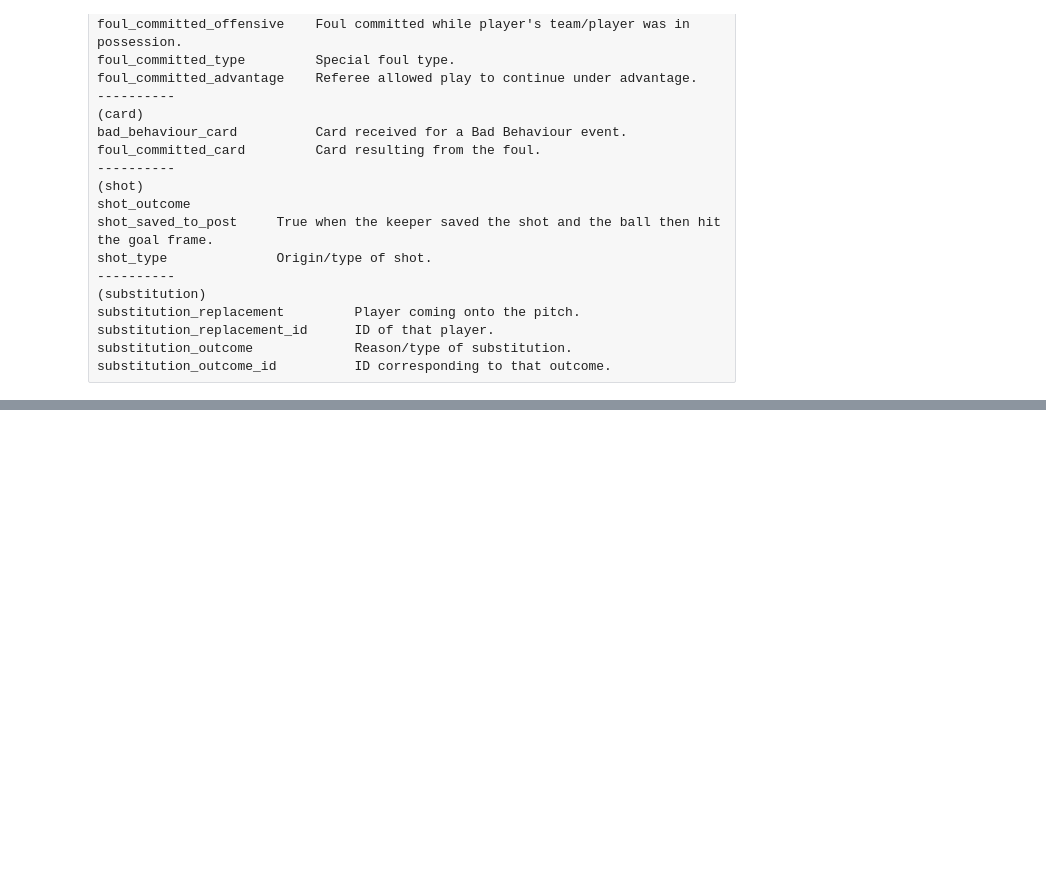
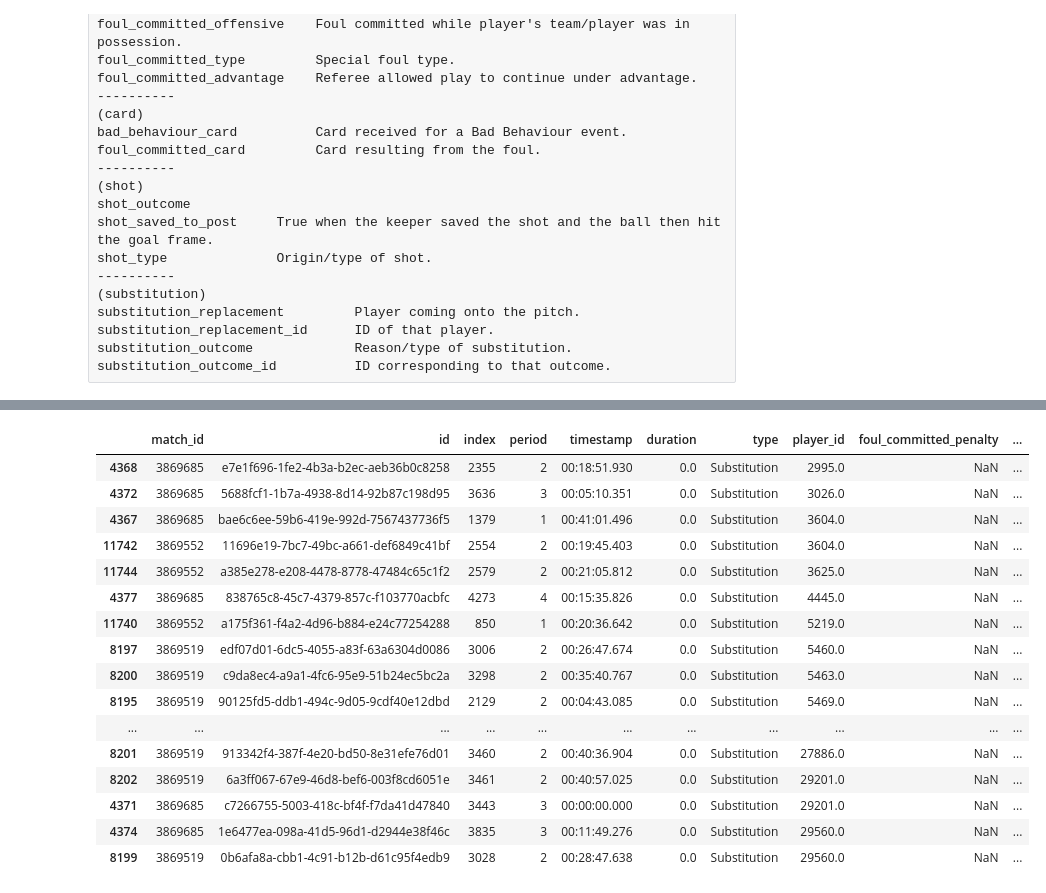
Before and after one commit to alisdd88/fifa2022-etl-rag-pipeline, a Jupyter notebook: notebook/01_statsbomb_eda.ipynb, the cells around one changed output, grey strips where cells are left out. Cells and saved outputs as stored; diff of their text form; code cells hidden in the pictures; blank space fills up the shorter version.

Commit message:
feat: preprocess StatsBomb key events

```diff
--- a/notebook/01_statsbomb_eda.ipynb
+++ b/notebook/01_statsbomb_eda.ipynb
@@ -271,3 +271,29 @@ substitution_replacement         Player coming onto the pitch.
 substitution_replacement_id	     ID of that player.
 substitution_outcome	         Reason/type of substitution.
 substitution_outcome_id	         ID corresponding to that outcome.
+# %%
+events_columns = [
+    "match_id",
+    "id",
+    "index",
+    "period",
+    "timestamp",
+    "duration",
+    "type",
+    "player_id",
+    "foul_committed_penalty",
+    "foul_committed_offensive",
+    "foul_committed_type",
+    "foul_committed_advantage",
+    "bad_behaviour_card",
+    "foul_committed_card",
+    "shot_outcome",
+    "shot_saved_to_post",
+    "shot_type",
+    "substitution_replacement",
+    "substitution_replacement_id",
+    "substitution_outcome",
+    "substitution_outcome_id",
+]
+# %%
+events_df_processed = events_df[events_columns]
@@ -273,0 +332,3 @@ substitution_outcome_id	         ID corresponding to that outcome.
+# %%
+event_types = ["Foul committed", "Shot", "Bad behaviour", "Substitution"]
+filtered_events = events_df_processed[events_df_processed["type"].isin(event_types)]
@@ -273,0 +344,22 @@ substitution_outcome_id	         ID corresponding to that outcome.
+# %%
+substitutions = filtered_events[filtered_events["type"] == "Substitution"]
+# %%
+substitutions.sort_values(by='player_id')
+# %% [output]
+|  | match_id | id | index | period | timestamp | duration | type | player_id | foul_committed_penalty | ... |
+| 4368 | 3869685 | e7e1f696-1fe2-4b3a-b2ec-aeb36b0c8258 | 2355 | 2 | 00:18:51.930 | 0.0 | Substitution | 2995.0 | NaN | ... |
+| 4372 | 3869685 | 5688fcf1-1b7a-4938-8d14-92b87c198d95 | 3636 | 3 | 00:05:10.351 | 0.0 | Substitution | 3026.0 | NaN | ... |
+| 4367 | 3869685 | bae6c6ee-59b6-419e-992d-7567437736f5 | 1379 | 1 | 00:41:01.496 | 0.0 | Substitution | 3604.0 | NaN | ... |
+| 11742 | 3869552 | 11696e19-7bc7-49bc-a661-def6849c41bf | 2554 | 2 | 00:19:45.403 | 0.0 | Substitution | 3604.0 | NaN | ... |
+| 11744 | 3869552 | a385e278-e208-4478-8778-47484c65c1f2 | 2579 | 2 | 00:21:05.812 | 0.0 | Substitution | 3625.0 | NaN | ... |
+| 4377 | 3869685 | 838765c8-45c7-4379-857c-f103770acbfc | 4273 | 4 | 00:15:35.826 | 0.0 | Substitution | 4445.0 | NaN | ... |
+| 11740 | 3869552 | a175f361-f4a2-4d96-b884-e24c77254288 | 850 | 1 | 00:20:36.642 | 0.0 | Substitution | 5219.0 | NaN | ... |
+| 8197 | 3869519 | edf07d01-6dc5-4055-a83f-63a6304d0086 | 3006 | 2 | 00:26:47.674 | 0.0 | Substitution | 5460.0 | NaN | ... |
+| 8200 | 3869519 | c9da8ec4-a9a1-4fc6-95e9-51b24ec5bc2a | 3298 | 2 | 00:35:40.767 | 0.0 | Substitution | 5463.0 | NaN | ... |
+| 8195 | 3869519 | 90125fd5-ddb1-494c-9d05-9cdf40e12dbd | 2129 | 2 | 00:04:43.085 | 0.0 | Substitution | 5469.0 | NaN | ... |
+| ... | ... | ... | ... | ... | ... | ... | ... | ... | ... | ... |
+| 8201 | 3869519 | 913342f4-387f-4e20-bd50-8e31efe76d01 | 3460 | 2 | 00:40:36.904 | 0.0 | Substitution | 27886.0 | NaN | ... |
+| 8202 | 3869519 | 6a3ff067-67e9-46d8-bef6-003f8cd6051e | 3461 | 2 | 00:40:57.025 | 0.0 | Substitution | 29201.0 | NaN | ... |
+| 4371 | 3869685 | c7266755-5003-418c-bf4f-f7da41d47840 | 3443 | 3 | 00:00:00.000 | 0.0 | Substitution | 29201.0 | NaN | ... |
+| 4374 | 3869685 | 1e6477ea-098a-41d5-96d1-d2944e38f46c | 3835 | 3 | 00:11:49.276 | 0.0 | Substitution | 29560.0 | NaN | ... |
+| 8199 | 3869519 | 0b6afa8a-cbb1-4c91-b12b-d61c95f4edb9 | 3028 | 2 | 00:28:47.638 | 0.0 | Substitution | 29560.0 | NaN | ... |
```
Also changed, not shown: parts of 5 cells of this notebook, 4 other files.
